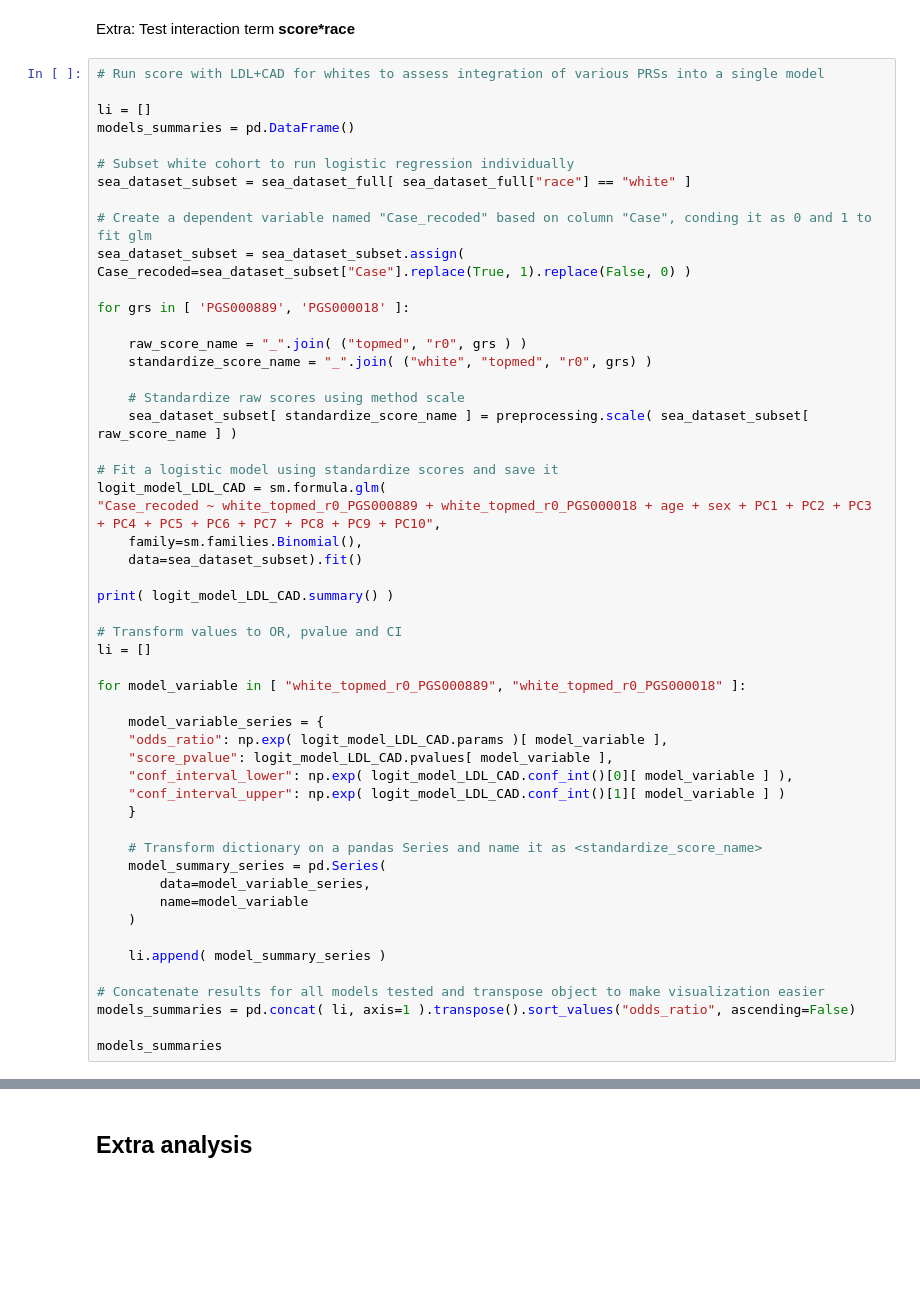
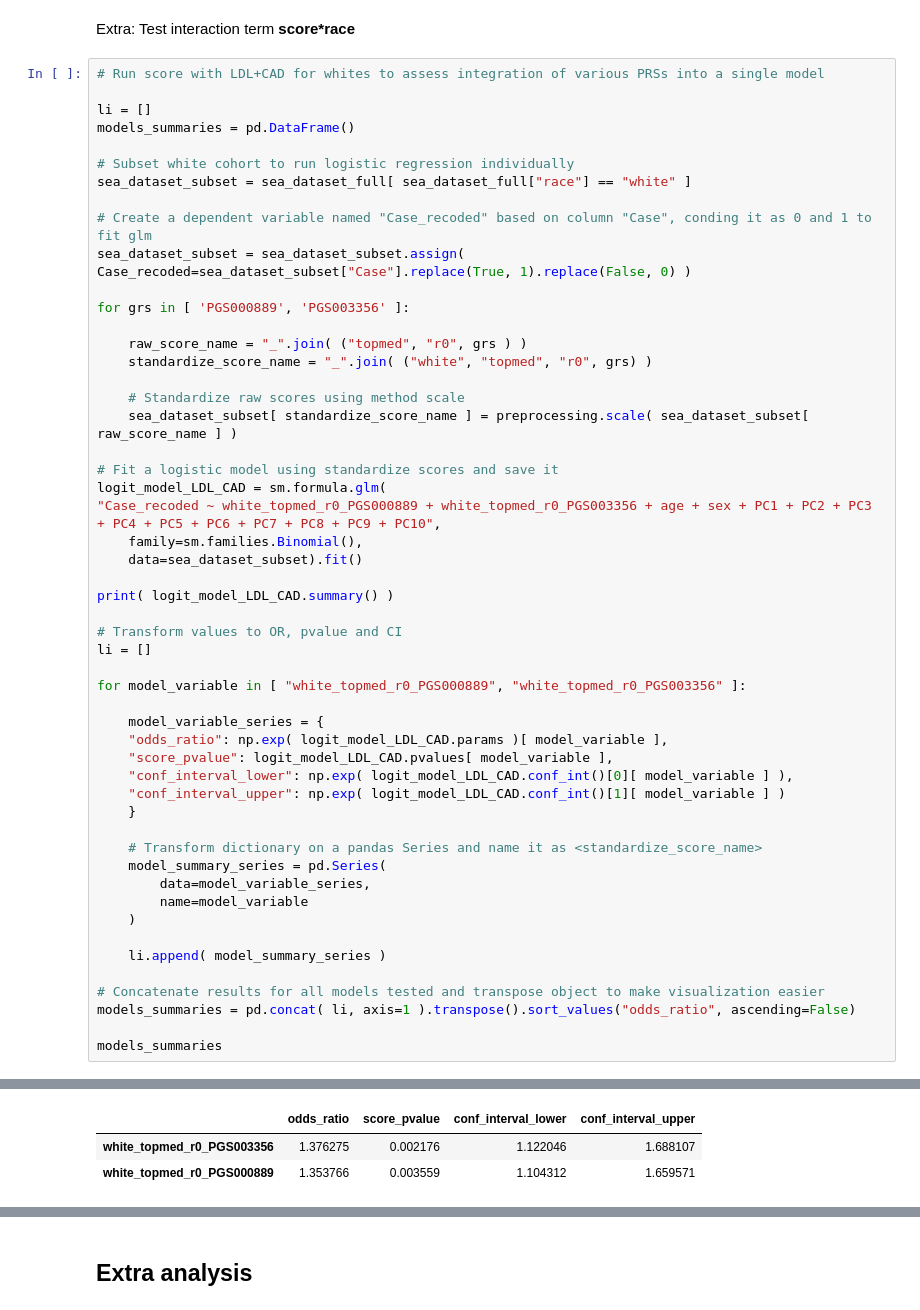
Before and after one commit to rodrigoguarischi/sea, a Jupyter notebook: calculate_grs_odds_ratios_and_create_plots.ipynb, the cells around one changed output, grey strips where cells are left out. Drawn from its saved outputs; the diff is of its cells as text; blank space fills up the shorter version.

```diff
--- a/calculate_grs_odds_ratios_and_create_plots.ipynb
+++ b/calculate_grs_odds_ratios_and_create_plots.ipynb
@@ -774,7 +779,7 @@ sea_dataset_subset = sea_dataset_full[ sea_dataset_full["race"] == "white" ]
 # Create a dependent variable named "Case_recoded" based on column "Case", conding it as 0 and 1 to fit glm
 sea_dataset_subset = sea_dataset_subset.assign( Case_recoded=sea_dataset_subset["Case"].replace(True, 1).replace(False, 0) )
 
-for grs in [ 'PGS000889', 'PGS000018' ]:
+for grs in [ 'PGS000889', 'PGS003356' ]:
 
     raw_score_name = "_".join( ("topmed", "r0", grs ) )
     standardize_score_name = "_".join( ("white", "topmed", "r0", grs) )
@@ -784,7 +789,7 @@ for grs in [ 'PGS000889', 'PGS000018' ]:
 
 # Fit a logistic model using standardize scores and save it
 logit_model_LDL_CAD = sm.formula.glm(
-"Case_recoded ~ white_topmed_r0_PGS000889 + white_topmed_r0_PGS000018 + age + sex + PC1 + PC2 + PC3 + PC4 + PC5 + PC6 + PC7 + PC8 + PC9 + PC10",
+"Case_recoded ~ white_topmed_r0_PGS000889 + white_topmed_r0_PGS003356 + age + sex + PC1 + PC2 + PC3 + PC4 + PC5 + PC6 + PC7 + PC8 + PC9 + PC10",
     family=sm.families.Binomial(),
     data=sea_dataset_subset).fit()
 
@@ -793,7 +798,7 @@ print( logit_model_LDL_CAD.summary() )
 # Transform values to OR, pvalue and CI
 li = []
 
-for model_variable in [ "white_topmed_r0_PGS000889", "white_topmed_r0_PGS000018" ]:
+for model_variable in [ "white_topmed_r0_PGS000889", "white_topmed_r0_PGS003356" ]:
 
     model_variable_series = {
     "odds_ratio": np.exp( logit_model_LDL_CAD.params )[ model_variable ],
@@ -814,3 +819,4 @@ for model_variable in [ "white_topmed_r0_PGS000889", "white_topmed_r0_PGS000018"
 models_summaries = pd.concat( li, axis=1 ).transpose().sort_values("odds_ratio", ascending=False)
 
 models_summaries
+# %% [output]
@@ -817,3 +840,6 @@ models_summaries
+|  | odds_ratio | score_pvalue | conf_interval_lower | conf_interval_upper |
+| white_topmed_r0_PGS003356 | 1.376275 | 0.002176 | 1.122046 | 1.688107 |
+| white_topmed_r0_PGS000889 | 1.353766 | 0.003559 | 1.104312 | 1.659571 |
 # %%
 ### Test interaction term score*race
 
```
Also changed, not shown: parts of 13 cells of this notebook, 2 other files.
